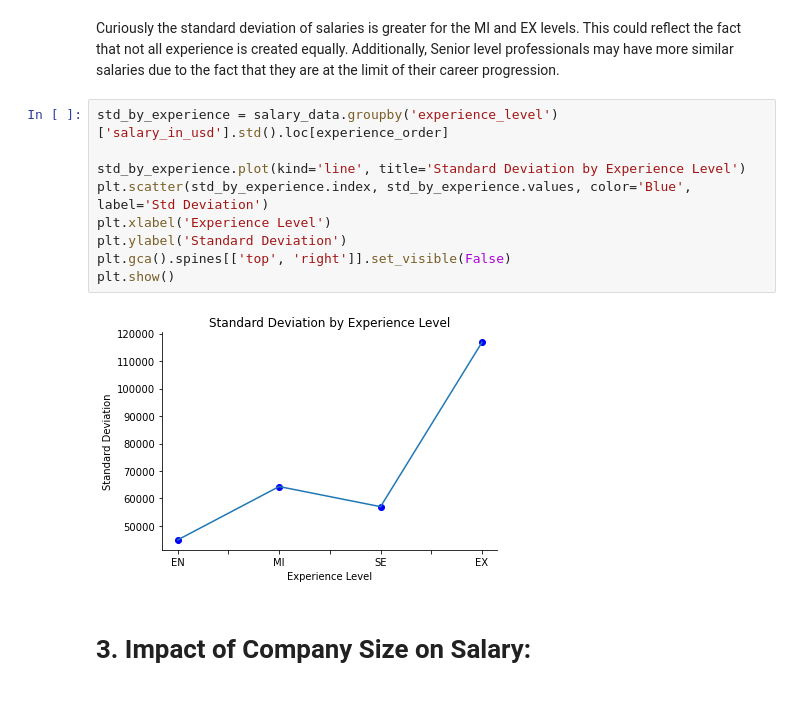
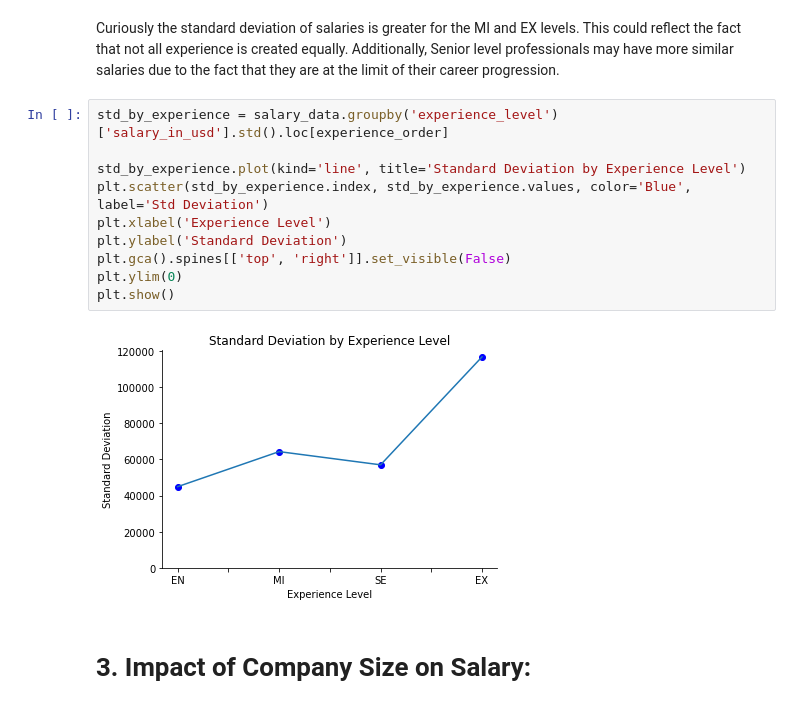
Before and after one commit to stat220/lab-1-statistically-depressed-data-obsessed, a Jupyter notebook: Stat_220_LAB1.ipynb, the cells around one changed output. Drawn from its saved outputs; the diff is of its cells as text.

Commit message:
Ensure graph starts at 0 to avoid misleading graphs

```diff
--- a/Stat_220_LAB1.ipynb
+++ b/Stat_220_LAB1.ipynb
@@ -70,14 +70,15 @@ Curiously the standard deviation of salaries is greater for the MI and EX levels
 # %%
 std_by_experience = salary_data.groupby('experience_level')['salary_in_usd'].std().loc[experience_order]
 
 std_by_experience.plot(kind='line', title='Standard Deviation by Experience Level')
 plt.scatter(std_by_experience.index, std_by_experience.values, color='Blue', label='Std Deviation')
 plt.xlabel('Experience Level')
 plt.ylabel('Standard Deviation')
 plt.gca().spines[['top', 'right']].set_visible(False)
+plt.ylim(0)
 plt.show()
 # %% [output]
-[figure, old version]
+[figure, new version]
 # %% [markdown]
 # 3. Impact of Company Size on Salary:
 # %%
```
